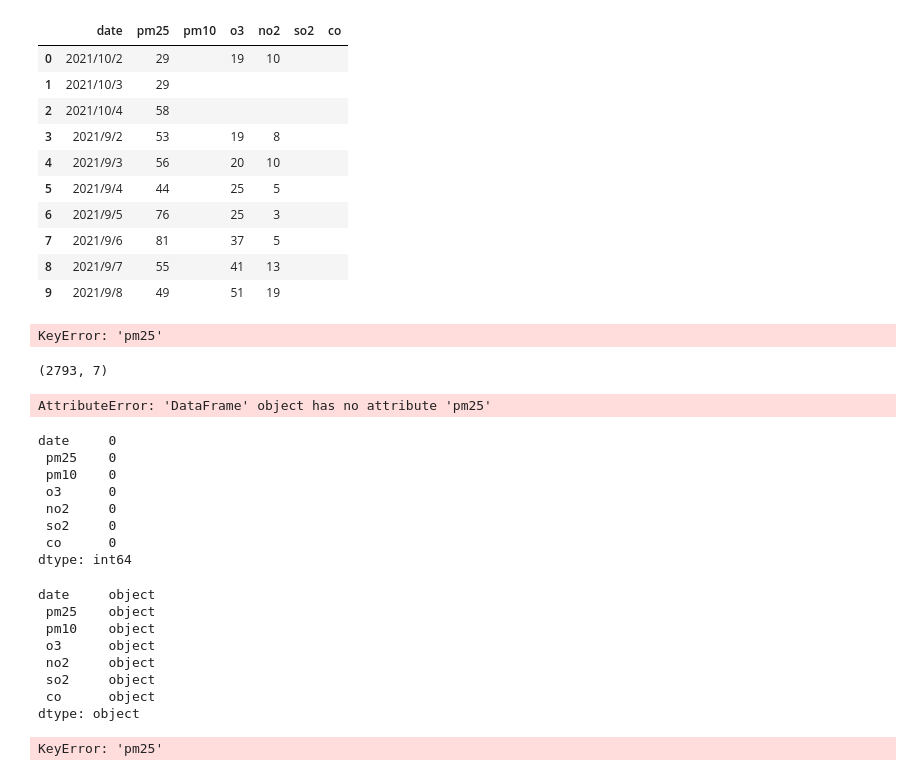
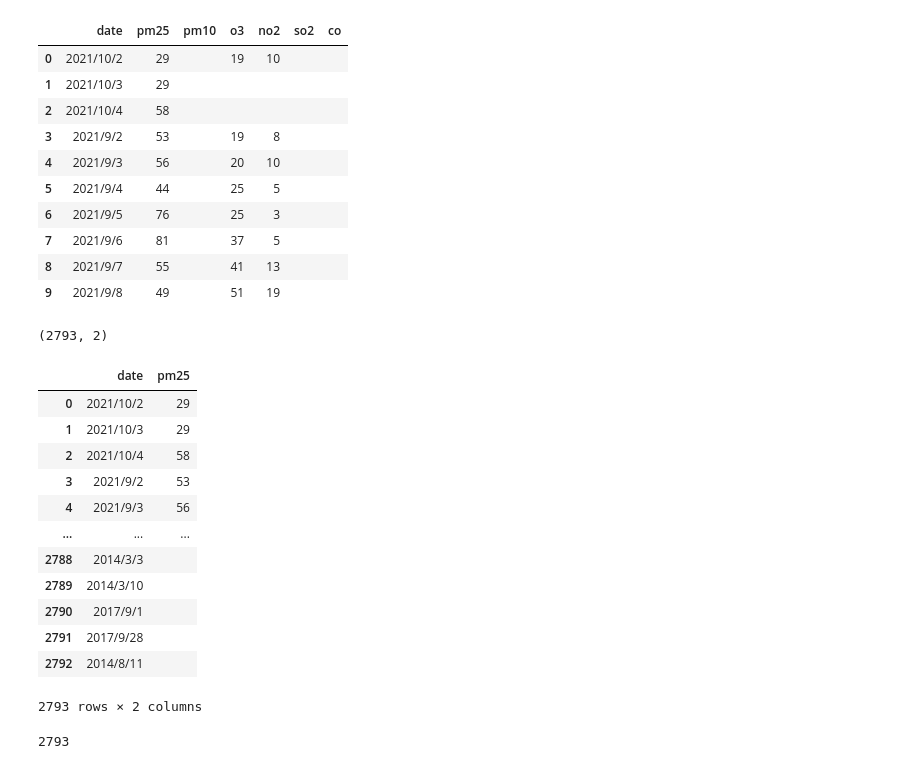
Before and after one commit to angelsmreyes/Contaminacion-del-aire-proyecto, a Jupyter notebook: Time Serires.ipynb, the cells around one changed output. Cells and saved outputs as stored; diff of their text form; code cells hidden in the pictures.

```diff
--- a/Time Serires.ipynb
+++ b/Time Serires.ipynb
@@ -398,0 +371,3 @@ Index(['date', ' pm25', ' pm10', ' o3', ' no2', ' so2', ' co'], dtype='object')
+# %%
+to_rename = [column for column in houston_hist.columns]
+to_rename
@@ -398,0 +378,3 @@ Index(['date', ' pm25', ' pm10', ' o3', ' no2', ' so2', ' co'], dtype='object')
+# %%
+dict_hou = dict(zip(to_rename, to_keep))
+dict_hou
@@ -399,3 +389,5 @@ Index(['date', ' pm25', ' pm10', ' o3', ' no2', ' so2', ' co'], dtype='object')
+# %%
+houston_hist.rename(columns=dict_hou, inplace=True)
 # %%
 houston_hist.head(10)
 # %% [output]
@@ -410,41 +402,29 @@ houston_hist.head(10)
 | 7 | 2021/9/6 | 81 |  | 37 | 5 |  |  |
 | 8 | 2021/9/7 | 55 |  | 41 | 13 |  |  |
 | 9 | 2021/9/8 | 49 |  | 51 | 19 |  |  |
+# %%
+houston_hist.shape
+# %% [output]
+(2793, 2)
 # %%
-houston_hist['pm25']
+houston_hist.drop(columns=['pm10', 'o3', 'no2', 'so2', 'co'], inplace=True)
-# %% [output]
-KeyError: 'pm25'
 # %%
-houston_hist.shape
+houston_hist
 # %% [output]
+|  | date | pm25 |
+| 0 | 2021/10/2 | 29 |
+| 1 | 2021/10/3 | 29 |
+| 2 | 2021/10/4 | 58 |
+| 3 | 2021/9/2 | 53 |
+| 4 | 2021/9/3 | 56 |
+| ... | ... | ... |
+| 2788 | 2014/3/3 |  |
+| 2789 | 2014/3/10 |  |
+| 2790 | 2017/9/1 |  |
+| 2791 | 2017/9/28 |  |
+| 2792 | 2014/8/11 |  |
-(2793, 7)
+2793 rows × 2 columns
 # %%
-houston_hist.pm25.value_counts()
+len(houston_hist.pm25)
 # %% [output]
-AttributeError: 'DataFrame' object has no attribute 'pm25'
+2793
-# %%
-houston_hist.isna().sum()
-# %% [output]
-date     0
- pm25    0
- pm10    0
- o3      0
- no2     0
- so2     0
- co      0
-dtype: int64
-# %%
-houston_hist.dtypes
-# %% [output]
-date     object
- pm25    object
- pm10    object
- o3      object
- no2     object
- so2     object
- co      object
-dtype: object
-# %%
-houston_hist['pm25']
-# %% [output]
-KeyError: 'pm25'
```
Also changed, not shown: parts of 8 cells of this notebook.
